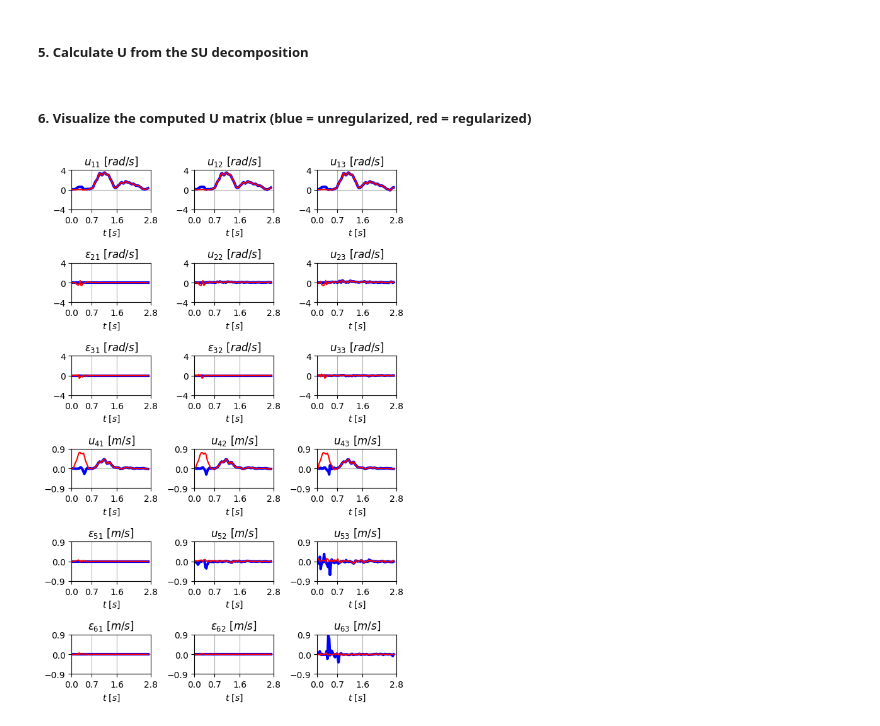
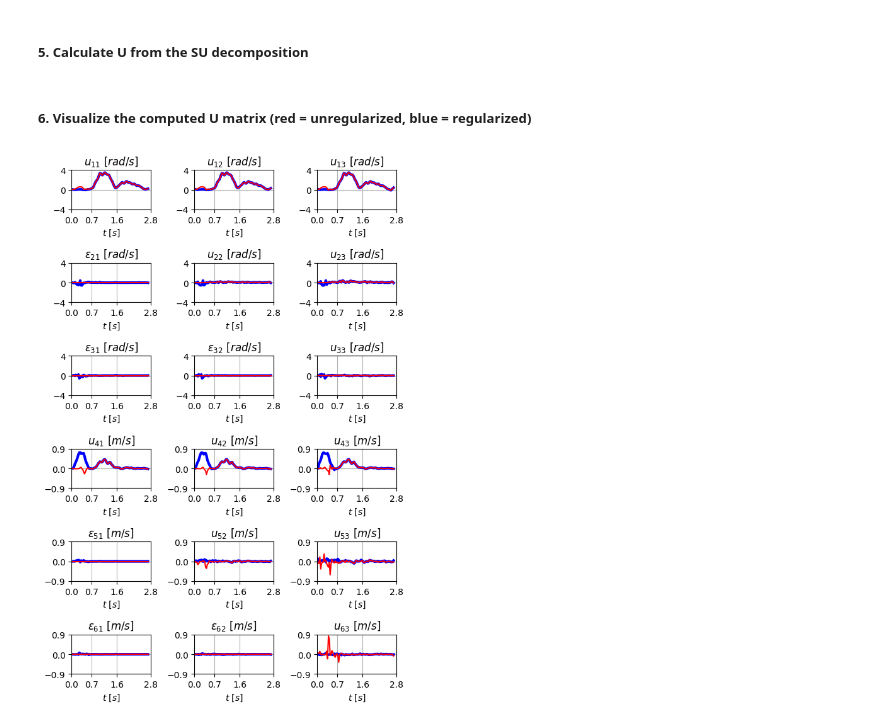
Before and after one commit to arnoverduyn/SU_decomposition, a Jupyter notebook: notebooks/notebook.ipynb, the cells around one changed output. Saved outputs shown, nothing was run; the diff lists cells and outputs as text; code cells hidden in the pictures.

```diff
--- a/notebooks/notebook.ipynb
+++ b/notebooks/notebook.ipynb
@@ -36,8 +36,8 @@ L = 0.3
 # %%
 U = src.backend_notebook.compute_SU(T,dt,L)
 # %% [markdown]
-##### 6. Visualize the computed U matrix (blue = unregularized, red = regularized)
+##### 6. Visualize the computed U matrix (red = unregularized, blue = regularized)
 # %%
-src.backend_notebook.plot_U(U,dt,path_to_figures)
+src.backend_notebook.plot_U(U,dt,input_trajectory,path_to_figures)
 # %% [output]
-[figure, old version]
+[figure, new version]
```
Also changed, not shown: parts of 2 cells of this notebook, 3 other files.
